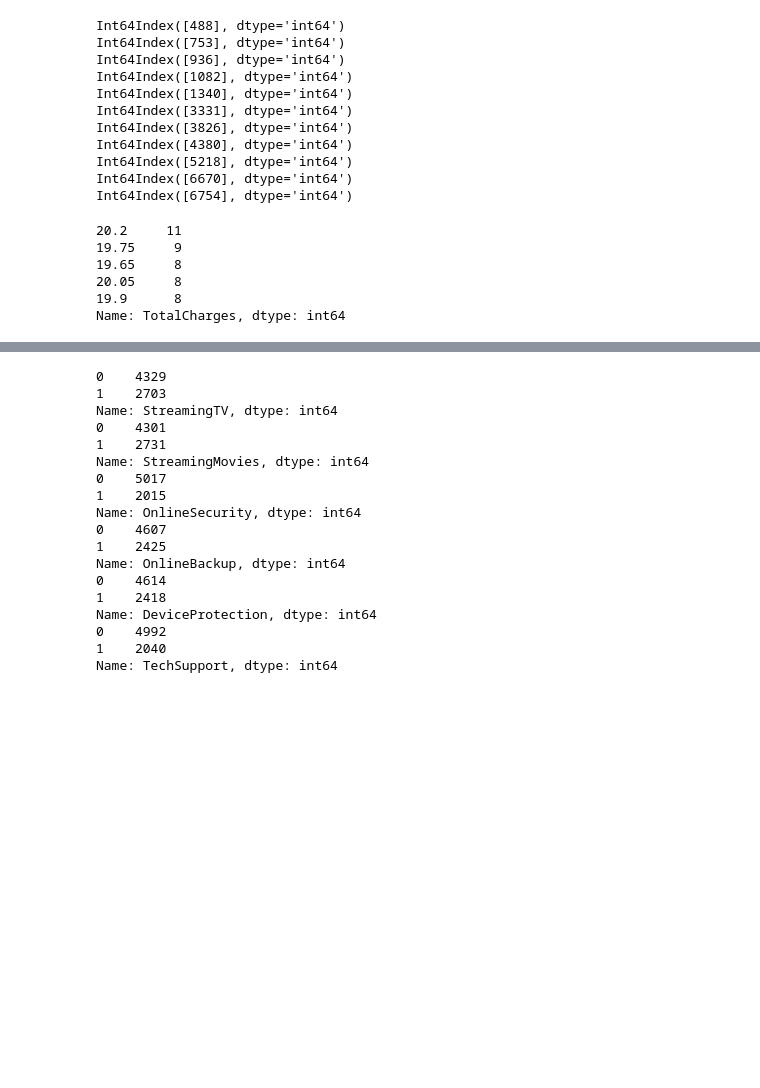
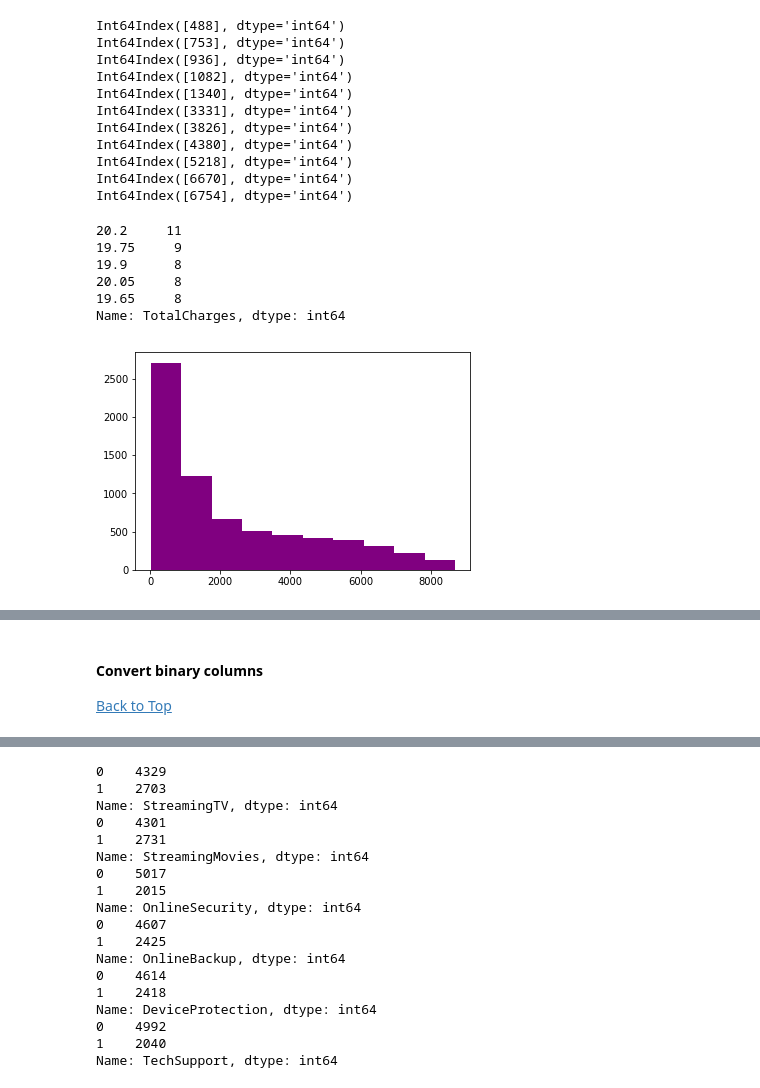
Before and after one commit to steeznation16/hackathon-jan-2019-clf, a Jupyter notebook: The-Great-Hackathon-of-January-2019.ipynb, the cells around one changed output, grey strips where cells are left out. Cells and saved outputs as stored; diff of their text form; code cells hidden in the pictures; blank space fills up the shorter version.

```diff
--- a/The-Great-Hackathon-of-January-2019.ipynb
+++ b/The-Great-Hackathon-of-January-2019.ipynb
@@ -114,17 +140,22 @@ Int64Index([6754], dtype='int64')
 indices = [488, 753, 936, 1082, 1340, 3331, 3826, 4380, 5218, 6670, 6754]
 for index in indices:
     df.drop(index=index, inplace=True)
-# %%
-df.TotalCharges.value_counts().nlargest(5)
-# %% [output]
-20.2     11
-19.75     9
-19.65     8
-20.05     8
-19.9      8
-Name: TotalCharges, dtype: int64
+# %%
+# confirm that there are no longer any hidden values in TotalCharges column
+df.TotalCharges.value_counts().nlargest(5)
+# %% [output]
+20.2     11
+19.75     9
+19.9      8
+20.05     8
+19.65     8
+Name: TotalCharges, dtype: int64
 # %%
 df.TotalCharges = df.TotalCharges.astype('float')
+# %%
+plt.hist(df.TotalCharges, color='purple');
+# %% [output]
+[figure, added]
 # %%
 df.drop('customerID', inplace=True, axis=1)
 # %%
@@ -136,4 +167,7 @@ df.head()
 | 2 | Male | 0 | No | No | 2 | Yes | No | DSL | ... |
 | 3 | Male | 0 | No | No | 45 | No | No phone service | DSL | ... |
 | 4 | Female | 0 | No | No | 2 | Yes | No | Fiber optic | ... |
+# %% [markdown]
+#### Convert binary columns <a id='convert_binary'></a>
+<a href='#top'>Back to Top</a>
 # %%
```
Also changed, not shown: parts of 62 cells of this notebook.
